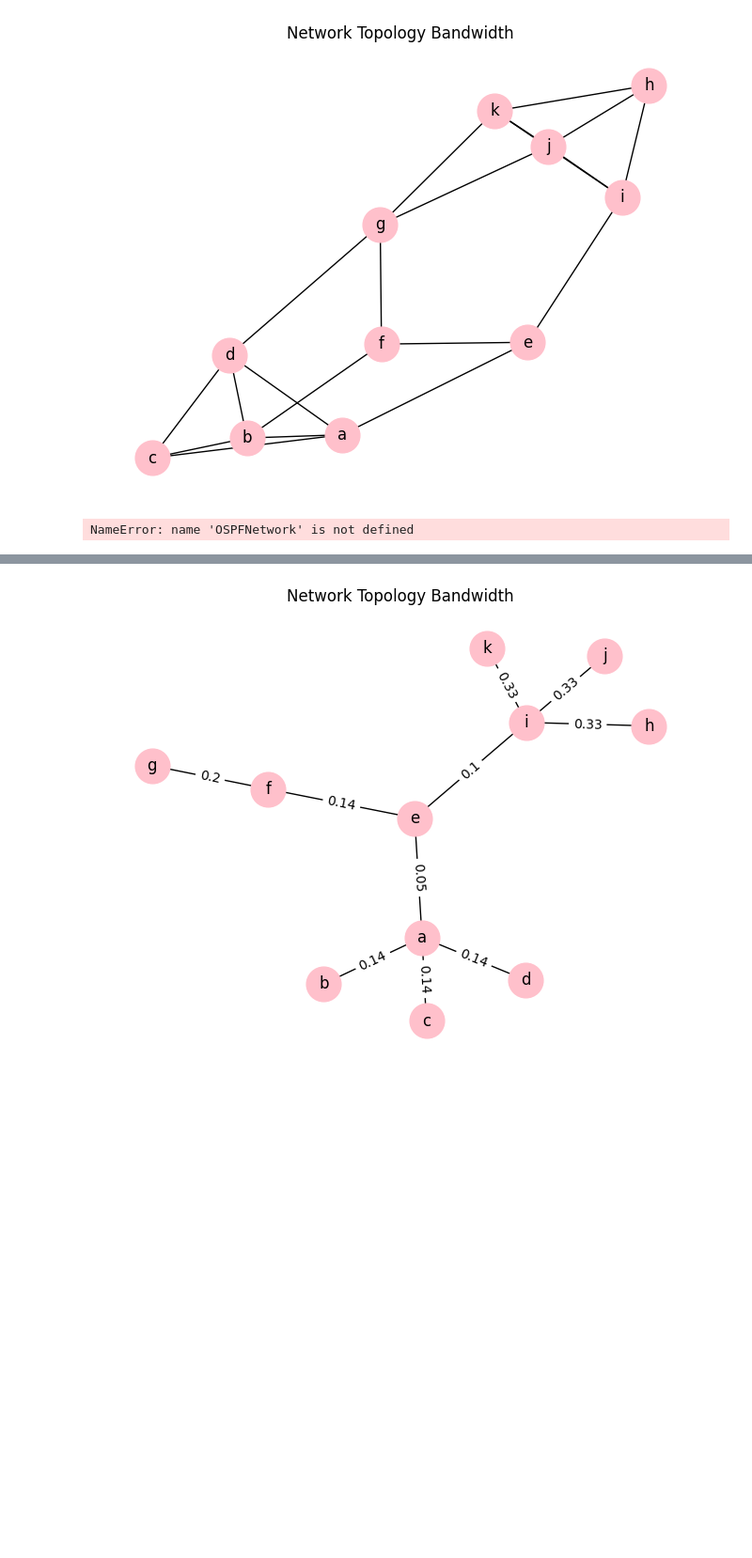
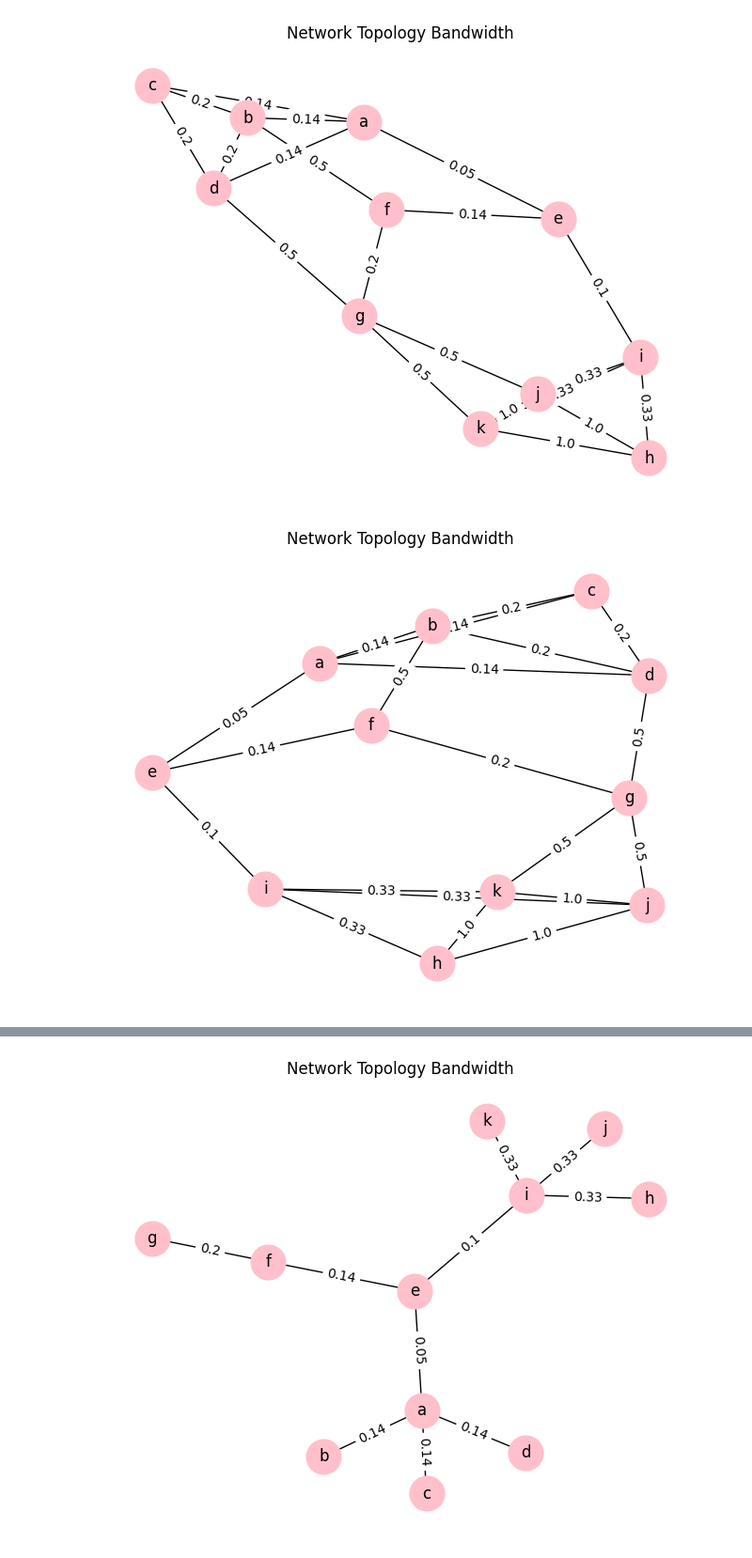
Before and after one commit to CyonixC/eco-networks, a Jupyter notebook: gospf.ipynb, the cells around one changed output, grey strips where cells are left out. Shown: that part at 94% size. Saved outputs shown, nothing was run; the diff lists cells and outputs as text; code cells hidden in the pictures; blank space fills up the shorter version.

```diff
--- a/gospf.ipynb
+++ b/gospf.ipynb
@@ -94,8 +94,10 @@ for link in links:
 
 G = net.get_network_state()
 pos = nx.spring_layout(G)  # Define node positions using a spring layout
+for edge in G.edges(data=True):
+    G.edges[edge[0], edge[1]]['cost'] = round(G.edges[edge[0], edge[1]]['cost'], 2)
 nx.draw(G, pos, with_labels=True, node_size=700, node_color="pink")  # Draw nodes
-labels = nx.get_edge_attributes(G, 'band')  # Get edge weights as labels
+labels = nx.get_edge_attributes(G, 'cost')  # Get edge weights as labels
 nx.draw_networkx_edge_labels(G, pos, edge_labels=labels)  # Draw edge labels
 plt.title("Network Topology Bandwidth")
 plt.show()
@@ -164,32 +166,32 @@ dg.create_link(d, 3, g, 2)
 ih.create_link(i, 1, h, 0)
 ij.create_link(i, 2, j, 0)
 ik.create_link(i, 3, k, 0)
 hk.create_link(h, 1, k, 1)
 hj.create_link(h, 2, j, 1)
 jk.create_link(j, 2, k, 2)
 jg.create_link(j, 3, g, 3)
 kg.create_link(k, 3, g, 4)
 
 
 ospf_links = [ab, ac, ad, ae, bc, bd, cd, ef, ei, fg, bf, dg, ih, ij, ik, hk, hj, jk, jg, kg]
 
 
 ospf_net = Network()
 for node in ospf_nodes:
     ospf_net.add_node(node)
 
 for link in ospf_links:
     ospf_net.add_link(link)
 
 G = ospf_net.get_network_state()
 for edge in G.edges(data=True):
     G.edges[edge[0], edge[1]]['cost'] = round(G.edges[edge[0], edge[1]]['cost'], 2)
 pos = nx.spring_layout(G)  # Define node positions using a spring layout
 nx.draw(G, pos, with_labels=True, node_size=700, node_color="pink")  # Draw nodes
 labels = nx.get_edge_attributes(G, 'cost')  # Get edge weights as labels
 nx.draw_networkx_edge_labels(G, pos, edge_labels=labels, )  # Draw edge labels
 plt.title("Network Topology Bandwidth")
 plt.show()
 # %% [output]
-[figure, old version]
+[figure, new version]
-NameError: name 'OSPFNetwork' is not defined
+[figure, added]
```
Also changed, not shown: parts of 8 cells of this notebook, 3 other files.
